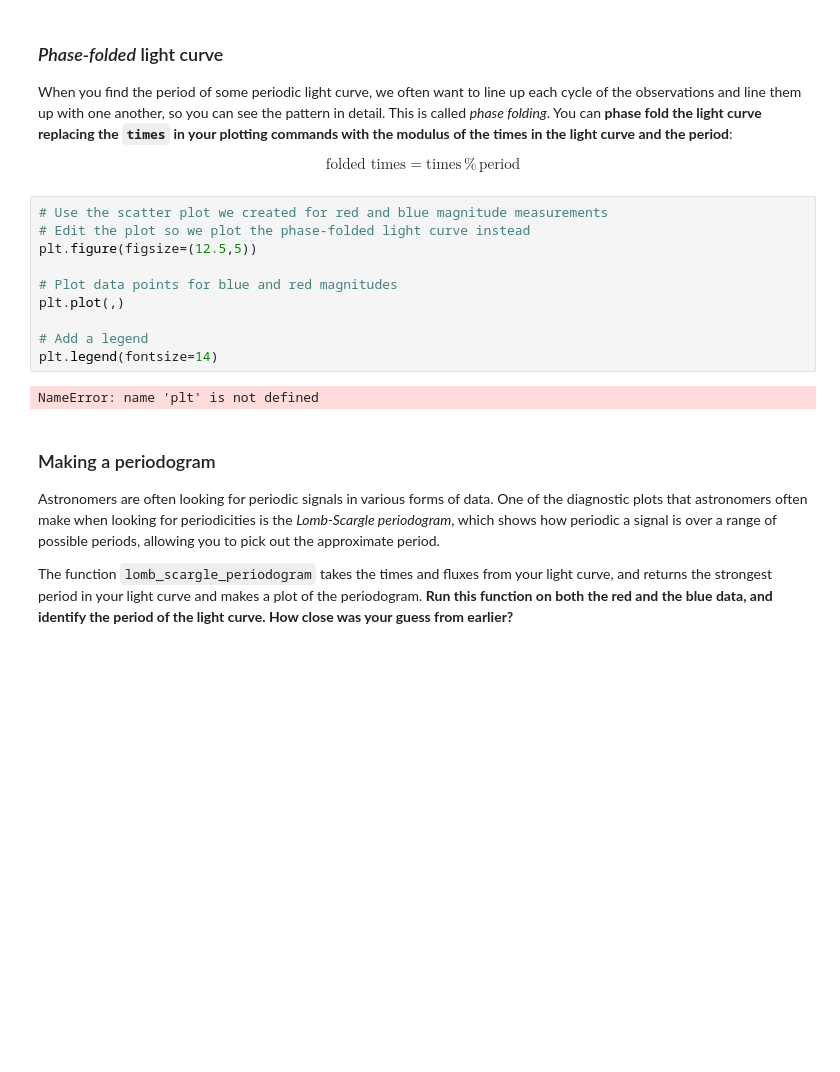
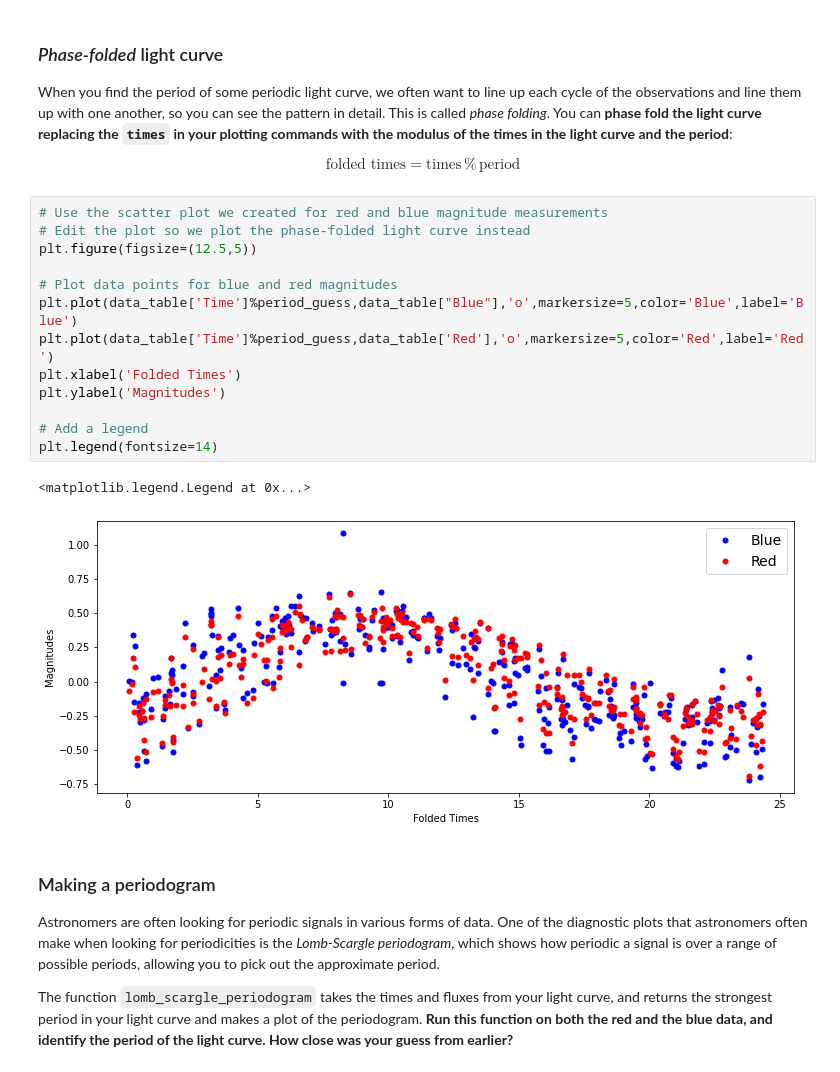
Before and after one commit to rachelbaer/ASTR-3190, a Jupyter notebook: Research/Cepheid_research_baer.ipynb, the cells around one changed output. Saved outputs shown, nothing was run; the diff lists cells and outputs as text; blank space fills up the shorter version.

```diff
--- a/Research/Cepheid_research_baer.ipynb
+++ b/Research/Cepheid_research_baer.ipynb
@@ -178,15 +180,19 @@ $$\textrm{folded times} = \textrm{times} \,\%\, \textrm{period}$$
 # %%
 # Use the scatter plot we created for red and blue magnitude measurements
 # Edit the plot so we plot the phase-folded light curve instead
 plt.figure(figsize=(12.5,5))
 
 # Plot data points for blue and red magnitudes
-plt.plot(,)
+plt.plot(data_table['Time']%period_guess,data_table["Blue"],'o',markersize=5,color='Blue',label='Blue')
+plt.plot(data_table['Time']%period_guess,data_table['Red'],'o',markersize=5,color='Red',label='Red')
+plt.xlabel('Folded Times')
+plt.ylabel('Magnitudes')
 
 # Add a legend
 plt.legend(fontsize=14)
 # %% [output]
-NameError: name 'plt' is not defined
+<matplotlib.legend.Legend at 0x...>
+[figure, added]
 # %% [markdown]
 ### Making a periodogram
 
```
Also changed, not shown: parts of 6 cells of this notebook.
